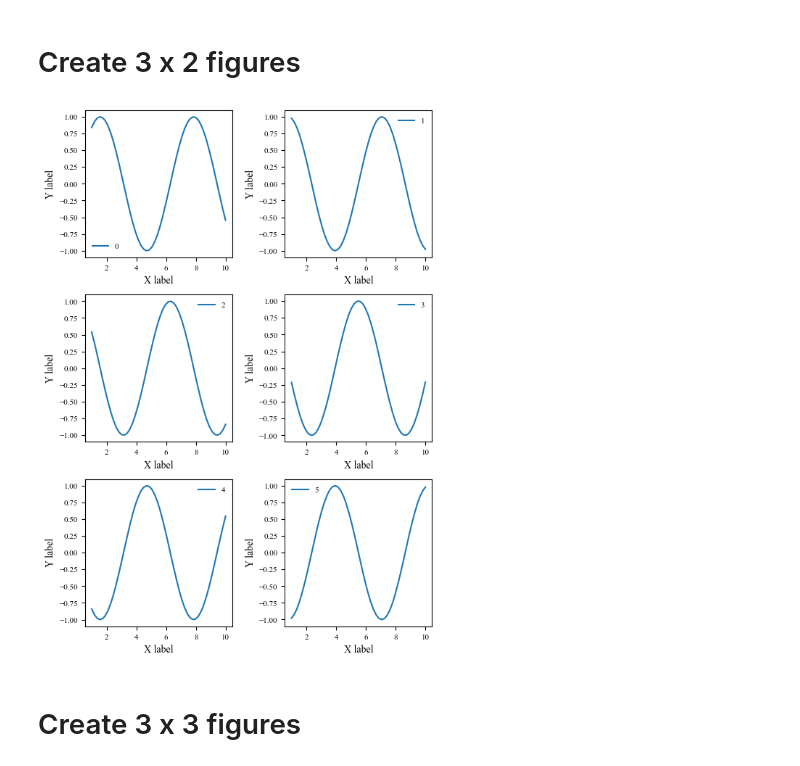
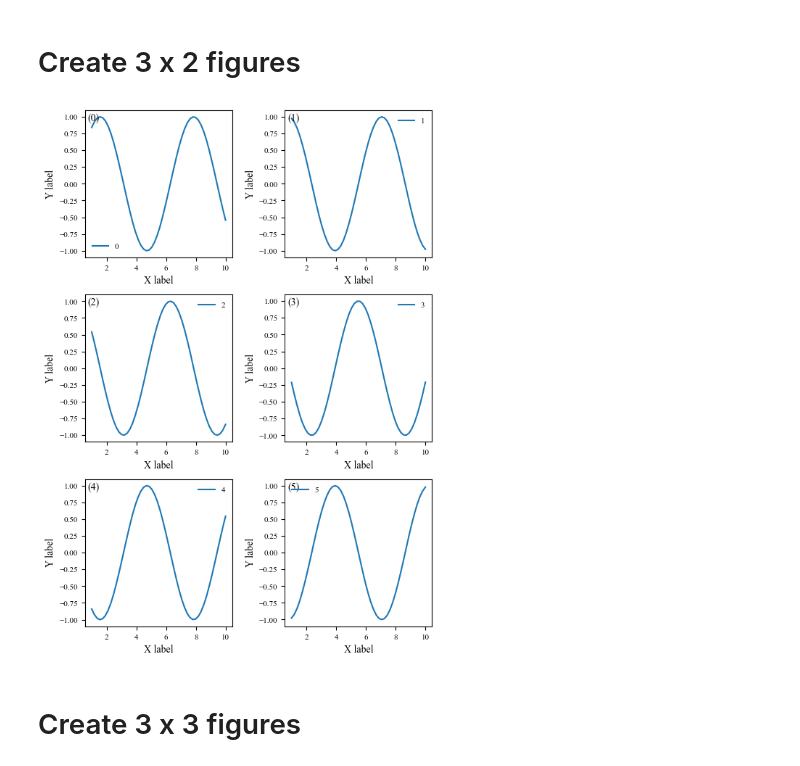
Before and after one commit to ruozhoulin/PlotPublication, a Jupyter notebook: tutorial_1_subplot.ipynb, the cells around one changed output. Saved outputs shown, nothing was run; the diff lists cells and outputs as text; code cells hidden in the pictures.

```diff
--- a/tutorial_1_subplot.ipynb
+++ b/tutorial_1_subplot.ipynb
@@ -67,25 +68,26 @@ fig
 # %%
 Fig = FigurePublication(3, 2)
 fig, axes = Fig.fig, Fig.ax
 
 x = np.linspace(1, 10, 50)
 
 for i, ax in enumerate(Fig.ax.flatten()):
     ax.cla()  # clear the current Axes state without closing it.
     y = np.sin(x + np.pi / 4 * i)
     ax.plot(x, y, label=i)
     ax.set_xlabel("X label")
     ax.set_ylabel("Y label")
     legend(ax)
+    cornor_annotate(ax, "(%d)"%i) # add figure index
 
 # ! use this to select the best figure size
 Fig.stretch_figure_height(0.8)
 
 fig.tight_layout()
 # fig.tight_layout(w_pad=6)
 Fig.save(os.path.join("figures", "3x2.png"))
 # %% [output]
-[figure, old version]
+[figure, new version]
 # %% [markdown]
 # Create 3 x 3 figures
 # %%
```
Also changed, not shown: parts of 3 cells of this notebook, 10 other files.
